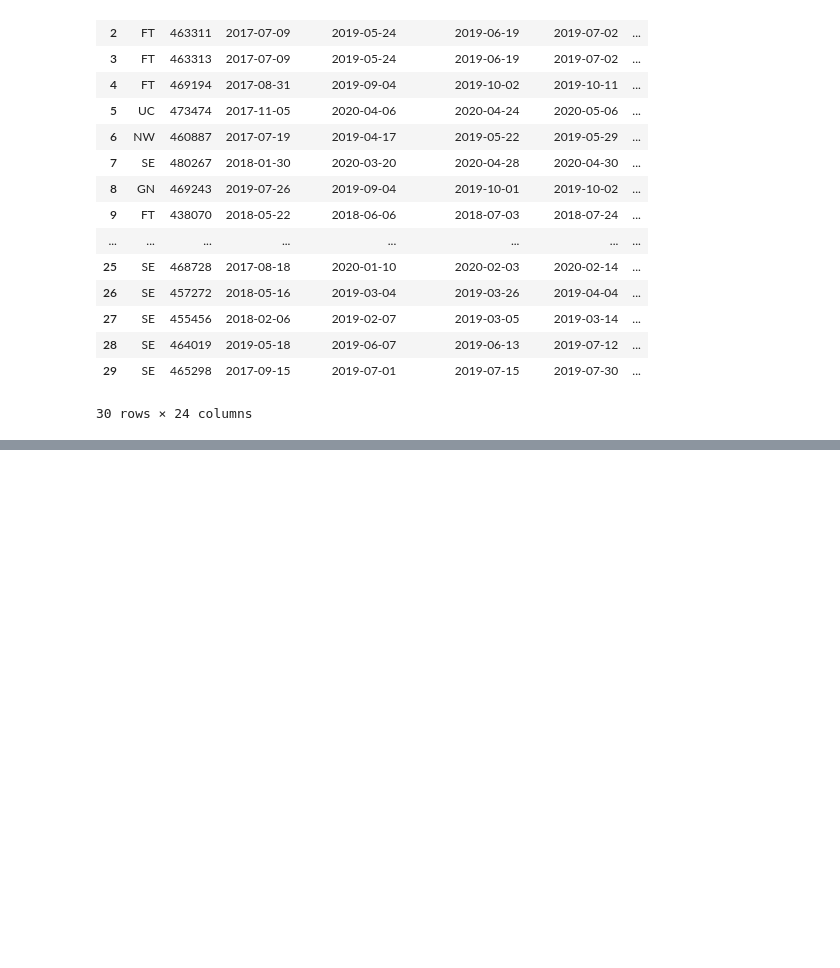
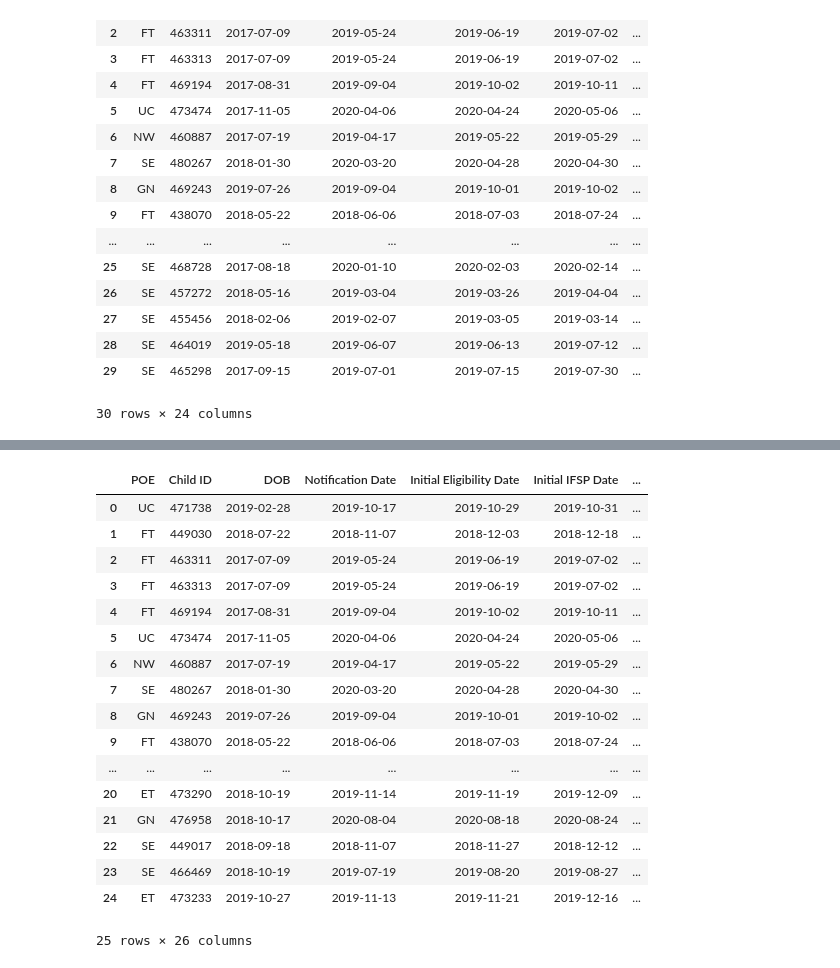
Before and after one commit to parallel-parker/ddid, a Jupyter notebook: notebooks/TEIS Exit Data.ipynb, the cells around one changed output, grey strips where cells are left out. Cells and saved outputs as stored; diff of their text form; code cells hidden in the pictures; blank space fills up the shorter version.

```diff
--- a/notebooks/TEIS Exit Data.ipynb
+++ b/notebooks/TEIS Exit Data.ipynb
@@ -249,0 +195,4 @@ exit_notes.head(30)
+# %%
+exit_notes['Reopened4']=pd.to_datetime(exit_notes['Reopened4'])
+# %%
+exit_notes['Reopened5']=pd.to_datetime(exit_notes['Reopened5'])
@@ -249,0 +246,2 @@ exit_notes.head(30)
+# %%
+exit_notes['days_recalculated1'] = exit_notes['Reopened1'] - exit_notes['exit1']
@@ -249,0 +269,23 @@ exit_notes.head(30)
+# %%
+exit_notes['days_recalculated2'] = exit_notes['Reopened2'] - exit_notes['exit2']
+# %%
+exit_notes.head(25)
+# %% [output]
+|  | POE | Child ID | DOB | Notification Date | Initial Eligibility Date | Initial IFSP Date | ... |
+| 0 | UC | 471738 | 2019-02-28 | 2019-10-17 | 2019-10-29 | 2019-10-31 | ... |
+| 1 | FT | 449030 | 2018-07-22 | 2018-11-07 | 2018-12-03 | 2018-12-18 | ... |
+| 2 | FT | 463311 | 2017-07-09 | 2019-05-24 | 2019-06-19 | 2019-07-02 | ... |
+| 3 | FT | 463313 | 2017-07-09 | 2019-05-24 | 2019-06-19 | 2019-07-02 | ... |
+| 4 | FT | 469194 | 2017-08-31 | 2019-09-04 | 2019-10-02 | 2019-10-11 | ... |
+| 5 | UC | 473474 | 2017-11-05 | 2020-04-06 | 2020-04-24 | 2020-05-06 | ... |
+| 6 | NW | 460887 | 2017-07-19 | 2019-04-17 | 2019-05-22 | 2019-05-29 | ... |
+| 7 | SE | 480267 | 2018-01-30 | 2020-03-20 | 2020-04-28 | 2020-04-30 | ... |
+| 8 | GN | 469243 | 2019-07-26 | 2019-09-04 | 2019-10-01 | 2019-10-02 | ... |
+| 9 | FT | 438070 | 2018-05-22 | 2018-06-06 | 2018-07-03 | 2018-07-24 | ... |
+| ... | ... | ... | ... | ... | ... | ... | ... |
+| 20 | ET | 473290 | 2018-10-19 | 2019-11-14 | 2019-11-19 | 2019-12-09 | ... |
+| 21 | GN | 476958 | 2018-10-17 | 2020-08-04 | 2020-08-18 | 2020-08-24 | ... |
+| 22 | SE | 449017 | 2018-09-18 | 2018-11-07 | 2018-11-27 | 2018-12-12 | ... |
+| 23 | SE | 466469 | 2018-10-19 | 2019-07-19 | 2019-08-20 | 2019-08-27 | ... |
+| 24 | ET | 473233 | 2019-10-27 | 2019-11-13 | 2019-11-21 | 2019-12-16 | ... |
+25 rows × 26 columns
```
Also changed, not shown: parts of 38 cells of this notebook.
